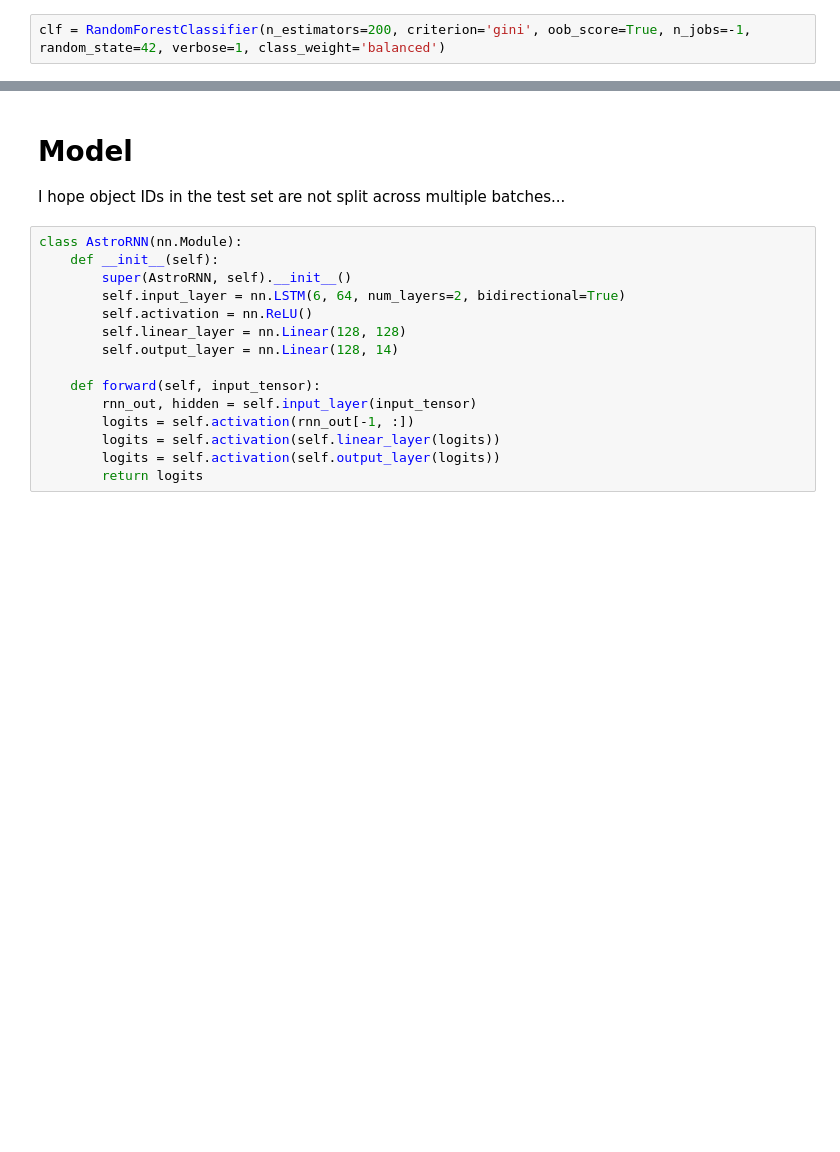
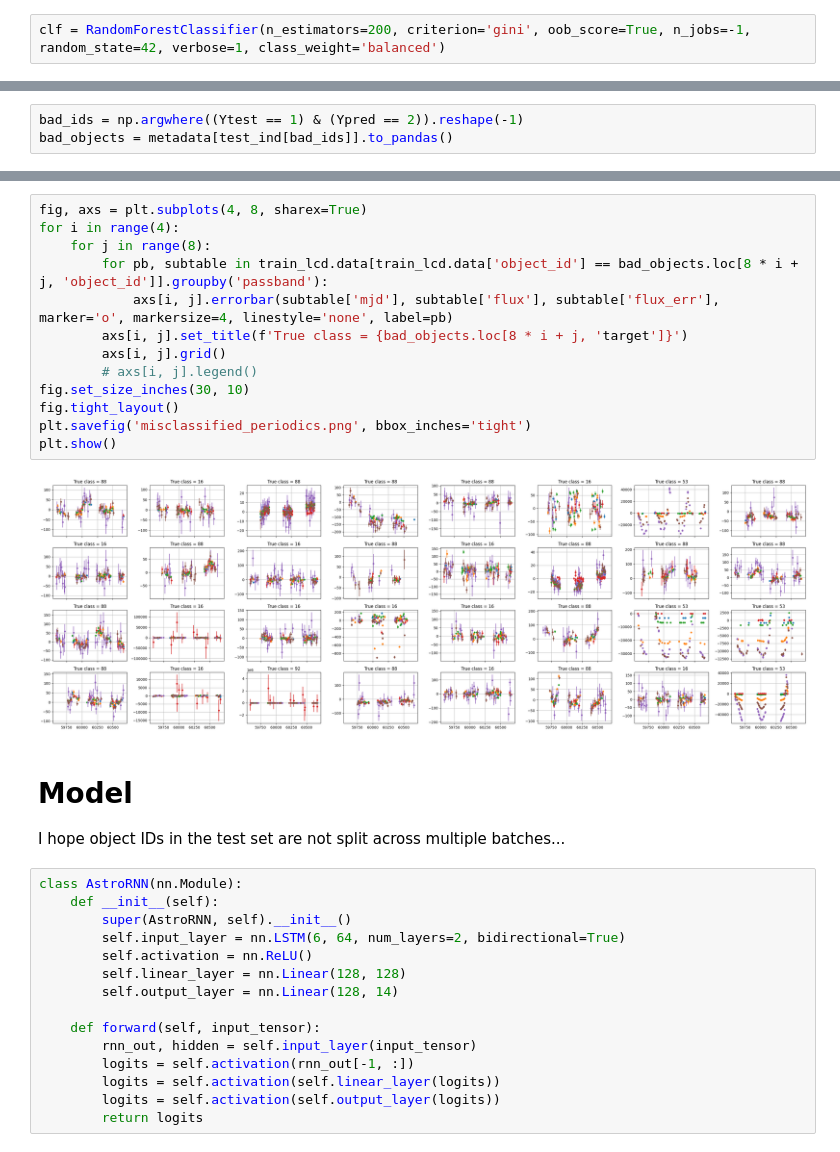
Before and after one commit to Newtech66/PLaSTiCC-2018-ML-project, a Jupyter notebook: plasticc (1).ipynb, the cells around one changed output, grey strips where cells are left out. Saved outputs shown, nothing was run; the diff lists cells and outputs as text; blank space fills up the shorter version.

```diff
--- a/plasticc (1).ipynb
+++ b/plasticc (1).ipynb
@@ -458,0 +468,3 @@ ax.set_aspect('equal')
+# %%
+bad_ids = np.argwhere((Ytest == 1) & (Ypred == 2)).reshape(-1)
+bad_objects = metadata[test_ind[bad_ids]].to_pandas()
@@ -459,3 +475,18 @@ ax.set_aspect('equal')
+# %%
+fig, axs = plt.subplots(4, 8, sharex=True)
+for i in range(4):
+    for j in range(8):
+        for pb, subtable in train_lcd.data[train_lcd.data['object_id'] == bad_objects.loc[8 * i + j, 'object_id']].groupby('passband'):
+            axs[i, j].errorbar(subtable['mjd'], subtable['flux'], subtable['flux_err'], marker='o', markersize=4, linestyle='none', label=pb)
+        axs[i, j].set_title(f'True class = {bad_objects.loc[8 * i + j, 'target']}')
+        axs[i, j].grid()
+        # axs[i, j].legend()
+fig.set_size_inches(30, 10)
+fig.tight_layout()
+plt.savefig('misclassified_periodics.png', bbox_inches='tight')
+plt.show()
+# %% [output]
+[figure, added]
 # %% [markdown]
 # Model
 
```
Also changed, not shown: parts of 14 cells of this notebook.
